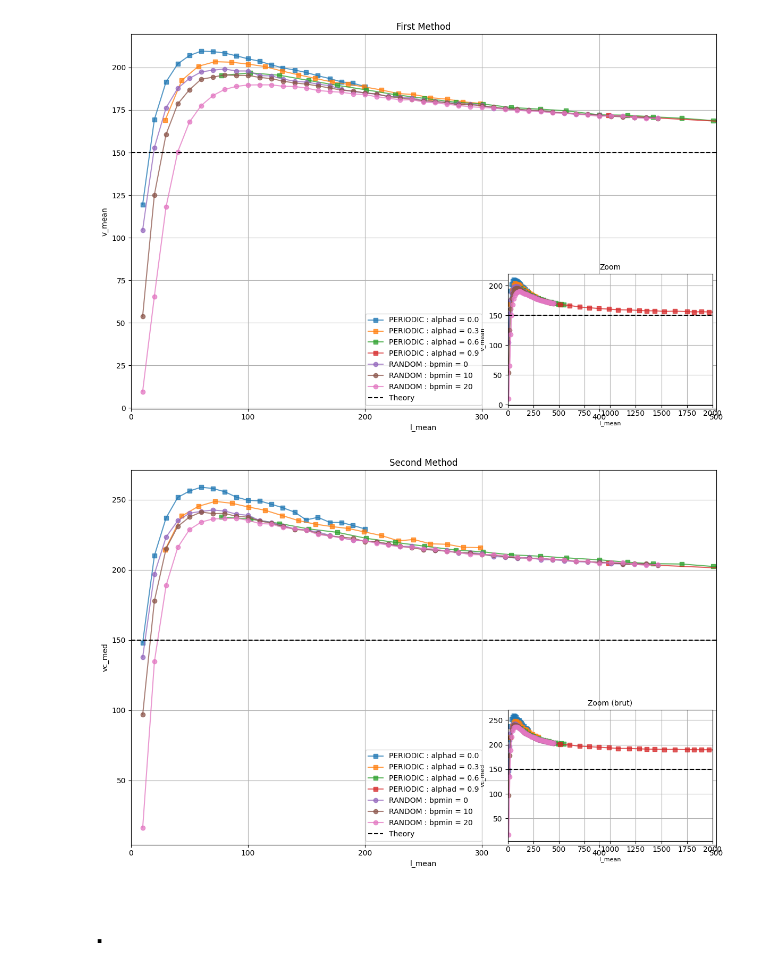
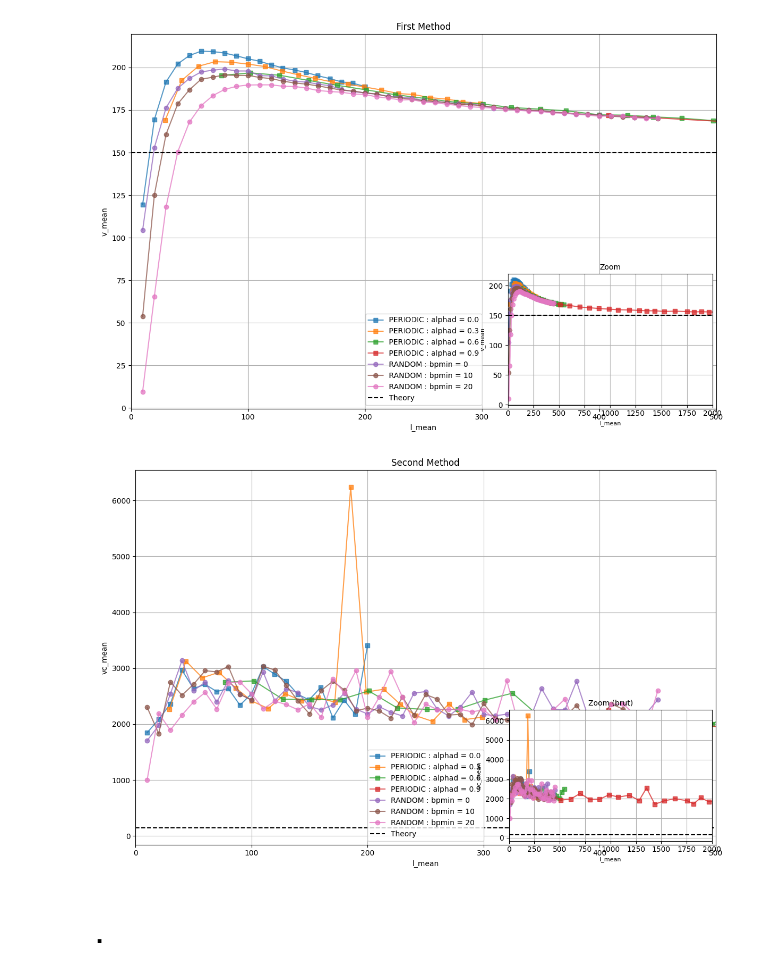
Before and after one commit to npelletbossot/Workspace, a Jupyter notebook: notebooks/one_step/post_processing/compaction.ipynb, the cells around one changed output. Cells and saved outputs as stored; diff of their text form; code cells hidden in the pictures.

```diff
--- a/notebooks/one_step/post_processing/compaction.ipynb
+++ b/notebooks/one_step/post_processing/compaction.ipynb
@@ -675,7 +675,7 @@ plt.show()
 # FIGURE - SECOND METHOD
 # ─────────────────────────────────────────────
 
-v_to_plot   = "vc_med"
+v_to_plot   = "vc_mean"
 theo_value  = mu_selected
 
 
@@ -703,33 +703,33 @@ ax.set_xlabel("l_mean")
 ax.set_ylabel(v_to_plot)
 ax.legend(loc="lower center")
 ax.grid(True)
 
 
 # ── Inset ─────────────────────────────────────
 
 ax_inset = inset_axes(ax, width="35%", height="35%", loc="lower right")
 
 for group in df_periodic.partition_by("alphad", as_dict=False):
     l_mean  = group["l_mean"].to_numpy()
     vc      = group[v_to_plot].to_numpy()
     ax_inset.plot(l_mean, vc, marker="s", ls="-", alpha=0.75)
 
 for group in df_random.partition_by("bpmin", as_dict=False):
     l_mean  = group["l"].to_numpy()
     vc      = group[v_to_plot].to_numpy()
     ax_inset.plot(l_mean, vc, marker="o", ls="-", alpha=0.75)
 
 ax_inset.axhline(theo_value, c="k", ls="--", label="Theory")
 ax_inset.set_xlim([0, xlim_sub])
 ax_inset.set_xlabel("l_mean", fontsize=8)
 ax_inset.set_ylabel(v_to_plot, fontsize=8)
 ax_inset.set_title("Zoom (brut)", fontsize=10)
 ax_inset.grid(True)
 
 
 plt.tight_layout()
 plt.show()
 # %% [output]
-[figure, old version]
+[figure, new version]
 # %% [markdown]
 # .
```
Also changed, not shown: 1 other file.
